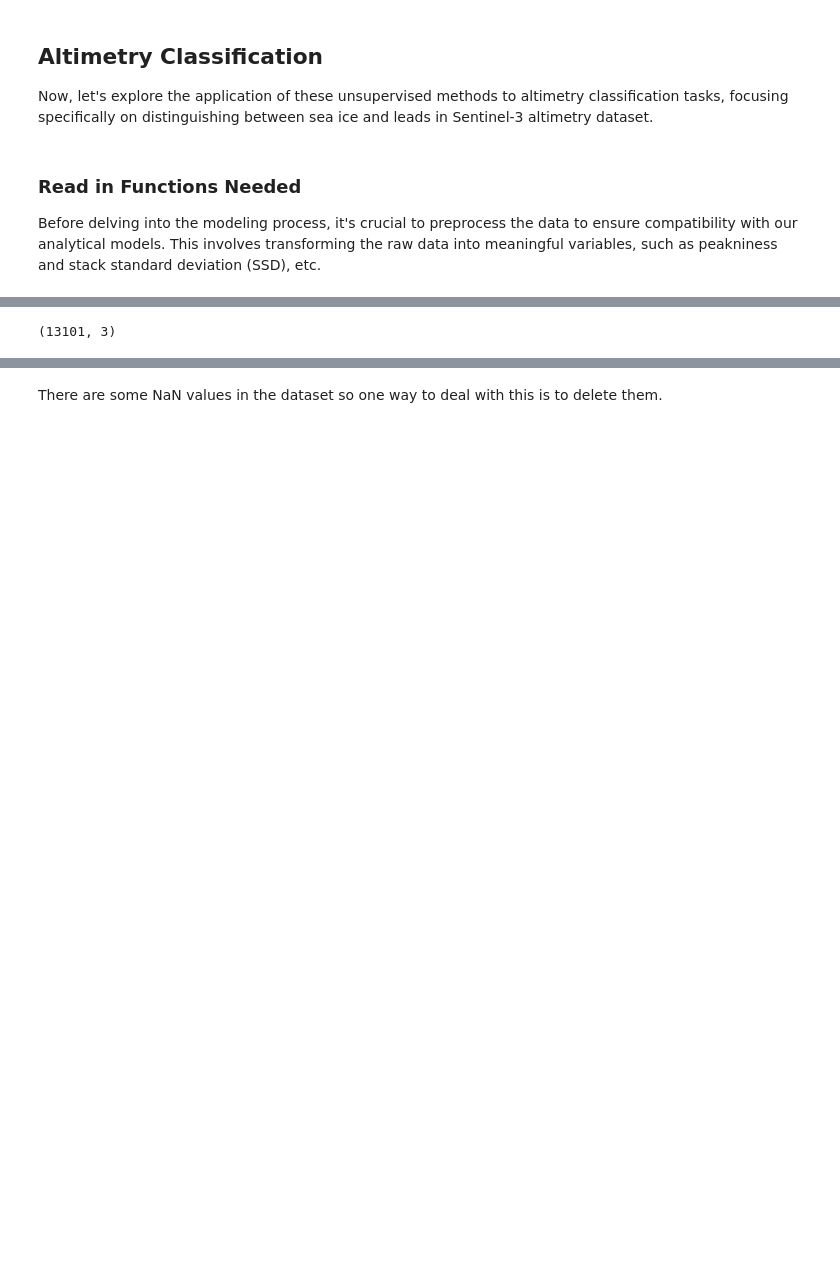
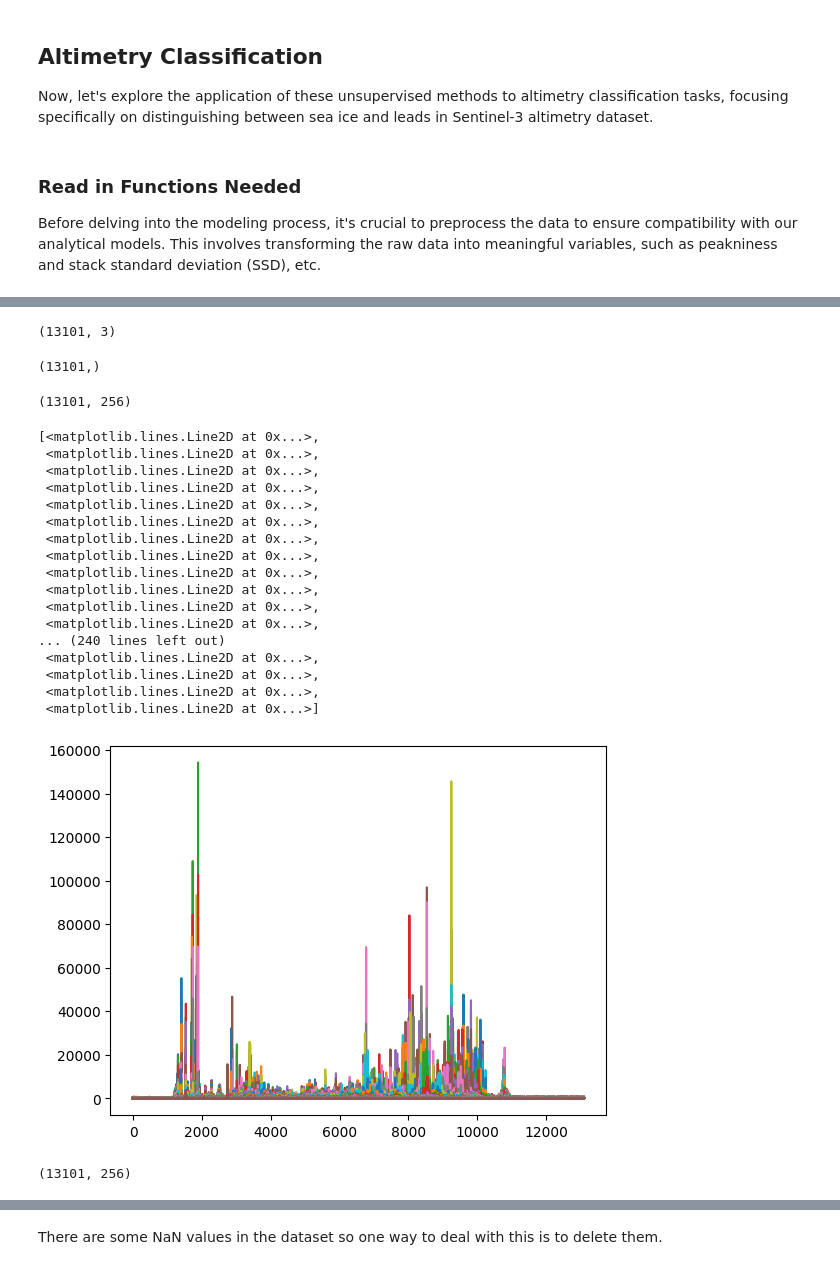
Before and after one commit to affan1317/sea-ice-and-lead-unsupervised-learning, a Jupyter notebook: Chapter1_Unsupervised_Learning_Methods.ipynb, the cells around one changed output, grey strips where cells are left out. Drawn from its saved outputs; the diff is of its cells as text; code cells hidden in the pictures; blank space fills up the shorter version.

```diff
--- a/Chapter1_Unsupervised_Learning_Methods.ipynb
+++ b/Chapter1_Unsupervised_Learning_Methods.ipynb
@@ -485,10 +462,10 @@ Requirement already satisfied: six>=1.5 in /usr/local/lib/python3.10/dist-packag
 # %%
 path = '/content/drive/MyDrive/GEOL0069/Week_4/'
-SAR_file='S3B_SR_2_LAN_SI_20190301T231304_20190301T233006_20230405T162425_1021_022_301______LN3_R_NT_005'
+SAR_file='S3B_SR_2_LAN_SI_20190301T231304_20190301T233006_20230405T162425_1021_022_301______LN3_R_NT_005.SEN3'
 print('overlapping SAR file is',SAR_file)
-SAR_data = Dataset('/content/drive/MyDrive/GEOL0069/Week_4/'+ SAR_file + '/enhanced_measurement.nc')
+SAR_data = Dataset(path + SAR_file + '/enhanced_measurement.nc')
 
-SAR_lat, SAR_lon, waves, sig_0, RIP= unpack_gpod('lat_20_ku'), unpack_gpod('lon_20_ku'), unpack_gpod('waveform_20_ku'),unpack_gpod('sig0_water_20_ku'),unpack_gpod('rip_20_ku')#unpack_gpod('Sigma0_20Hz')
+SAR_lat, SAR_lon, waves, sig_0, RIP, flag= unpack_gpod('lat_20_ku'), unpack_gpod('lon_20_ku'), unpack_gpod('waveform_20_ku'),unpack_gpod('sig0_water_20_ku'),unpack_gpod('rip_20_ku'), unpack_gpod('surf_type_class_20_ku') #unpack_gpod('Sigma0_20Hz')
 SAR_index=np.arange(np.size(SAR_lat))
 
 find=np.where(SAR_lat >= -99999)#60
@@ -536,4 +507,40 @@ SAR_data.variables
+# %%
+data_normalized.shape # containing 3 variables
+# sig_0_np <- Corrected « water » backscatter coefficient
+# PP_np <- Peakiness of waveforms
+# SSD_np <- SSD (idk what that is) calculated from Range integrated power of stack (RIP)
+# %% [output]
+(13101, 3)
 # %%
-data_normalized.shape
+flag.shape
 # %% [output]
-(13101, 3)
+(13101,)
+# %%
+waves.shape
+# %% [output]
+(13101, 256)
+# %%
+plt.plot(waves)
+# %% [output]
+[<matplotlib.lines.Line2D at 0x...>,
+ <matplotlib.lines.Line2D at 0x...>,
+ <matplotlib.lines.Line2D at 0x...>,
+ <matplotlib.lines.Line2D at 0x...>,
+ <matplotlib.lines.Line2D at 0x...>,
+ <matplotlib.lines.Line2D at 0x...>,
+ <matplotlib.lines.Line2D at 0x...>,
+ <matplotlib.lines.Line2D at 0x...>,
+ <matplotlib.lines.Line2D at 0x...>,
+ <matplotlib.lines.Line2D at 0x...>,
+ <matplotlib.lines.Line2D at 0x...>,
+ <matplotlib.lines.Line2D at 0x...>,
+... (240 lines left out)
+ <matplotlib.lines.Line2D at 0x...>,
+ <matplotlib.lines.Line2D at 0x...>,
+ <matplotlib.lines.Line2D at 0x...>,
+ <matplotlib.lines.Line2D at 0x...>]
+[figure, added]
+# %%
+waves.shape
+# %% [output]
+(13101, 256)
```
Also changed, not shown: parts of 40 cells of this notebook.
